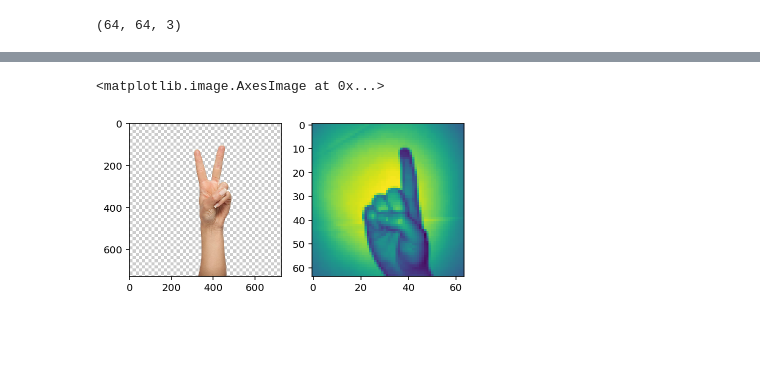
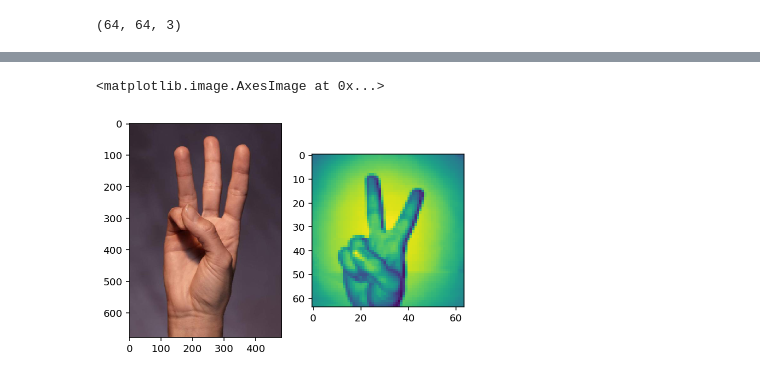
Before and after one commit to Arorazafin/ComputerVisioin-TransferLearning, a Jupyter notebook: TransferLearning.ipynb, the cells around one changed output, grey strips where cells are left out. Saved outputs shown, nothing was run; the diff lists cells and outputs as text; code cells hidden in the pictures; blank space fills up the shorter version.

```diff
--- a/TransferLearning.ipynb
+++ b/TransferLearning.ipynb
@@ -259,7 +259,7 @@ print(accuracy_test)
 # %%
 from keras.preprocessing import image
 #img = image.load_img("prev1.jpg",target_size=(224,224))
-img = image.load_img("prev1.jpg")
+img = image.load_img("prev2.jpg")
 img = np.asarray(img)
 plt.imshow(img)
 # %% [output]
@@ -518,7 +524,7 @@ array([4], dtype=int64)
 # %%
 fig, axs = plt.subplots(1, 2)
 axs[0].imshow(img)
-axs[1].imshow(X[822])
+axs[1].imshow(X[1817])
 # %% [output]
 <matplotlib.image.AxesImage at 0x...>
-[figure, old version]
+[figure, new version]
```
Also changed, not shown: parts of 26 cells of this notebook.
